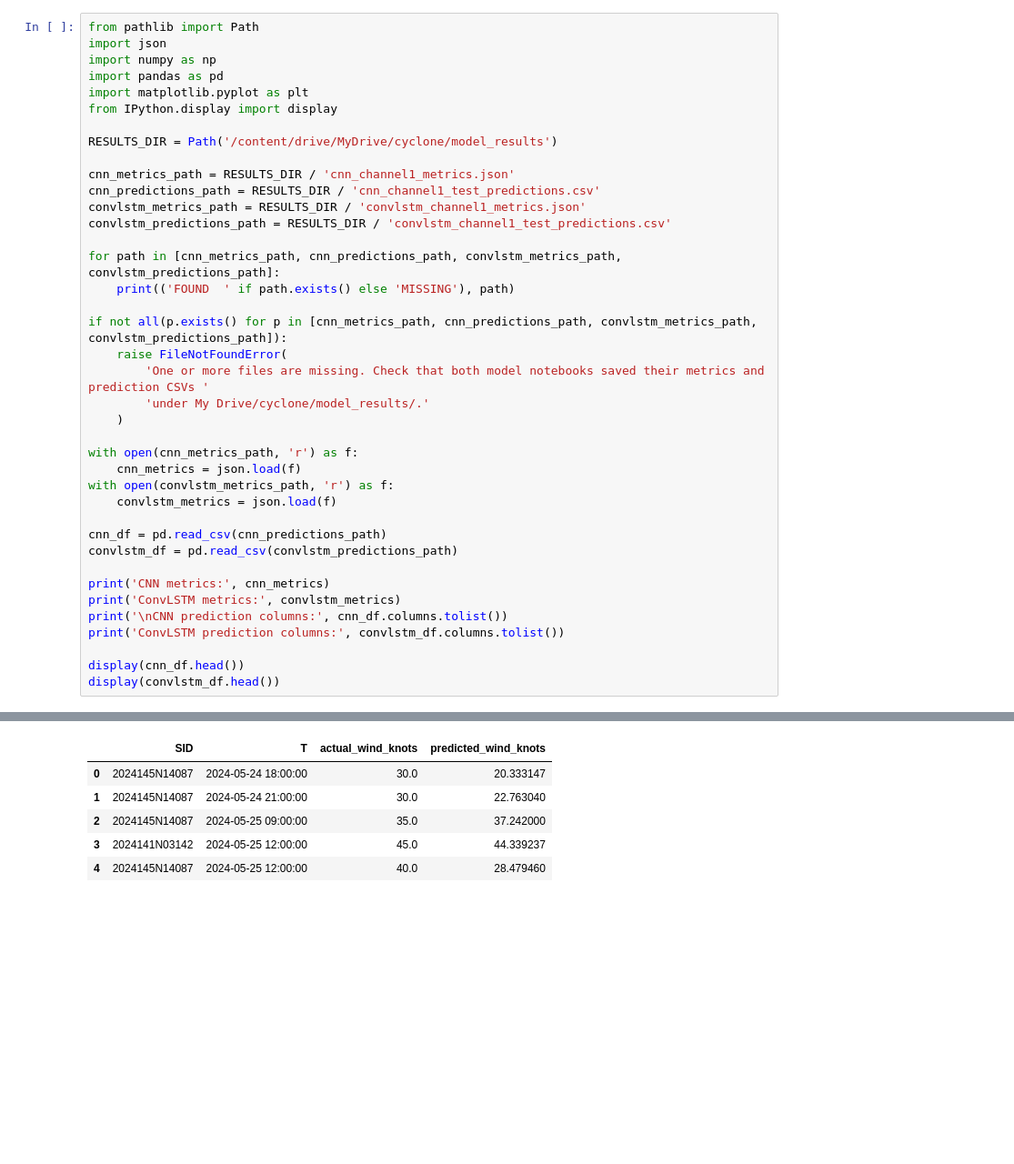
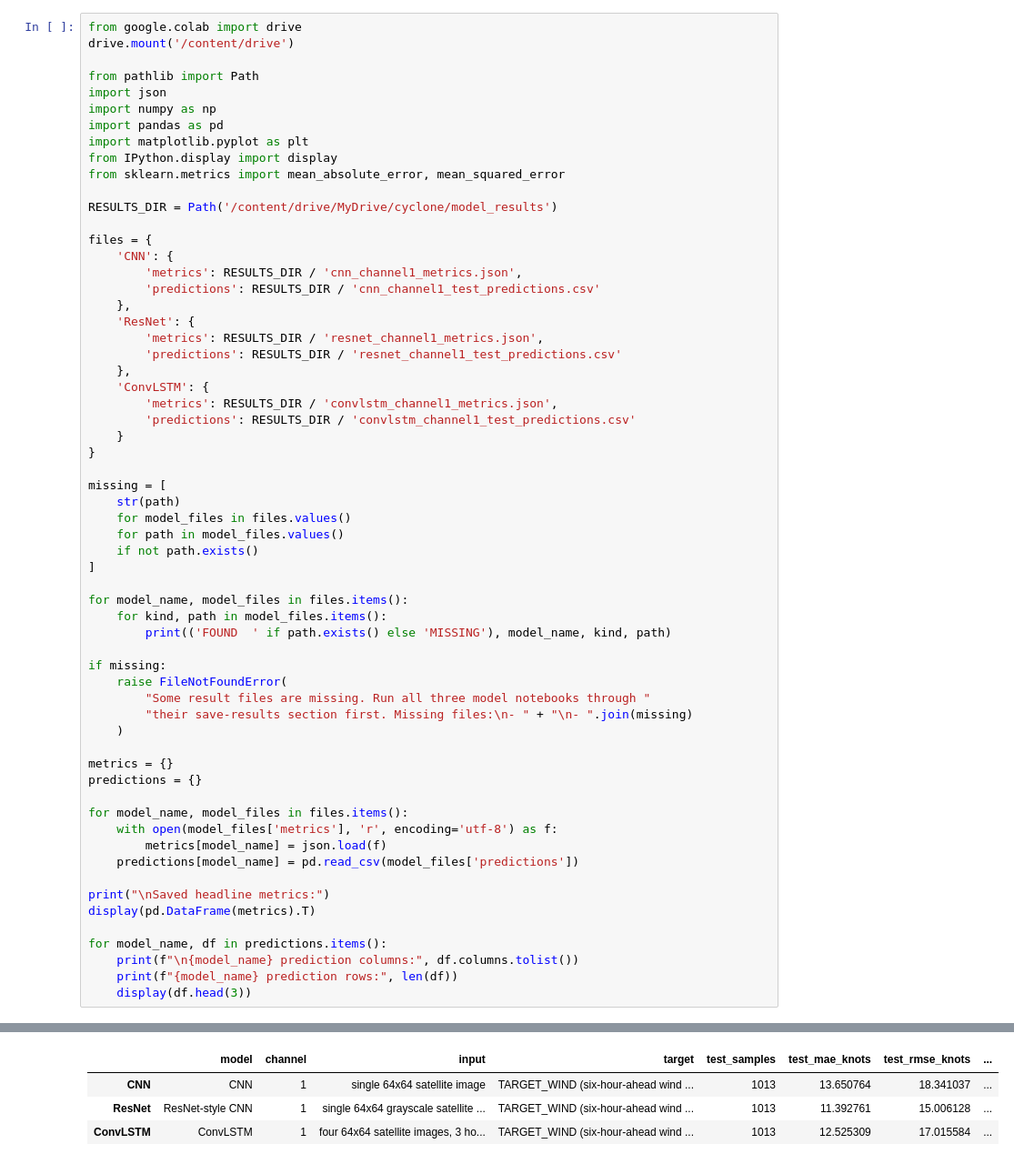
Before and after one commit to sinchanabm-ux/CycloneConnect, a Jupyter notebook: deep_learning/notebooks/03_Model_Comparison.ipynb, the cells around one changed output, grey strips where cells are left out. Shown at 91% size. Drawn from its saved outputs; the diff is of its cells as text; blank space fills up the shorter version.

```diff
--- a/deep_learning/notebooks/03_Model_Comparison.ipynb
+++ b/deep_learning/notebooks/03_Model_Comparison.ipynb
@@ -19,40 +13,62 @@ Mounted at /content/drive
 # %%
+from google.colab import drive
+drive.mount('/content/drive')
+
 from pathlib import Path
 import json
 import numpy as np
 import pandas as pd
 import matplotlib.pyplot as plt
 from IPython.display import display
+from sklearn.metrics import mean_absolute_error, mean_squared_error
 
 RESULTS_DIR = Path('/content/drive/MyDrive/cyclone/model_results')
 
-cnn_metrics_path = RESULTS_DIR / 'cnn_channel1_metrics.json'
-cnn_predictions_path = RESULTS_DIR / 'cnn_channel1_test_predictions.csv'
-convlstm_metrics_path = RESULTS_DIR / 'convlstm_channel1_metrics.json'
-convlstm_predictions_path = RESULTS_DIR / 'convlstm_channel1_test_predictions.csv'
+files = {
+    'CNN': {
+        'metrics': RESULTS_DIR / 'cnn_channel1_metrics.json',
+        'predictions': RESULTS_DIR / 'cnn_channel1_test_predictions.csv'
+    },
+    'ResNet': {
+        'metrics': RESULTS_DIR / 'resnet_channel1_metrics.json',
+        'predictions': RESULTS_DIR / 'resnet_channel1_test_predictions.csv'
+    },
+    'ConvLSTM': {
+        'metrics': RESULTS_DIR / 'convlstm_channel1_metrics.json',
+        'predictions': RESULTS_DIR / 'convlstm_channel1_test_predictions.csv'
+    }
+}
 
-for path in [cnn_metrics_path, cnn_predictions_path, convlstm_metrics_path, convlstm_predictions_path]:
-    print(('FOUND  ' if path.exists() else 'MISSING'), path)
+missing = [
+    str(path)
+    for model_files in files.values()
+    for path in model_files.values()
+    if not path.exists()
+]
 
-if not all(p.exists() for p in [cnn_metrics_path, cnn_predictions_path, convlstm_metrics_path, convlstm_predictions_path]):
+for model_name, model_files in files.items():
+    for kind, path in model_files.items():
+        print(('FOUND  ' if path.exists() else 'MISSING'), model_name, kind, path)
+
+if missing:
     raise FileNotFoundError(
-        'One or more files are missing. Check that both model notebooks saved their metrics and prediction CSVs '
-        'under My Drive/cyclone/model_results/.'
+        "Some result files are missing. Run all three model notebooks through "
+        "their save-results section first. Missing files:\n- " + "\n- ".join(missing)
     )
 
-with open(cnn_metrics_path, 'r') as f:
-    cnn_metrics = json.load(f)
-with open(convlstm_metrics_path, 'r') as f:
-    convlstm_metrics = json.load(f)
+metrics = {}
+predictions = {}
 
-cnn_df = pd.read_csv(cnn_predictions_path)
-convlstm_df = pd.read_csv(convlstm_predictions_path)
+for model_name, model_files in files.items():
+    with open(model_files['metrics'], 'r', encoding='utf-8') as f:
+        metrics[model_name] = json.load(f)
+    predictions[model_name] = pd.read_csv(model_files['predictions'])
 
-print('CNN metrics:', cnn_metrics)
-print('ConvLSTM metrics:', convlstm_metrics)
-print('\nCNN prediction columns:', cnn_df.columns.tolist())
-print('ConvLSTM prediction columns:', convlstm_df.columns.tolist())
+print("\nSaved headline metrics:")
+display(pd.DataFrame(metrics).T)
 
-display(cnn_df.head())
-display(convlstm_df.head())
+for model_name, df in predictions.items():
+    print(f"\n{model_name} prediction columns:", df.columns.tolist())
+    print(f"{model_name} prediction rows:", len(df))
+    display(df.head(3))
 # %% [output]
@@ -68,6 +84,4 @@ ConvLSTM prediction columns: ['SID', 'END_TIME', 'actual_wind_knots', 'predicted
-|  | SID | T | actual_wind_knots | predicted_wind_knots |
-| 0 | 2024145N14087 | 2024-05-24 18:00:00 | 30.0 | 20.333147 |
-| 1 | 2024145N14087 | 2024-05-24 21:00:00 | 30.0 | 22.763040 |
-| 2 | 2024145N14087 | 2024-05-25 09:00:00 | 35.0 | 37.242000 |
-| 3 | 2024141N03142 | 2024-05-25 12:00:00 | 45.0 | 44.339237 |
-| 4 | 2024145N14087 | 2024-05-25 12:00:00 | 40.0 | 28.479460 |
+|  | model | channel | input | target | test_samples | test_mae_knots | test_rmse_knots | ... |
+| CNN | CNN | 1 | single 64x64 satellite image | TARGET_WIND (six-hour-ahead wind ... | 1013 | 13.650764 | 18.341037 | ... |
+| ResNet | ResNet-style CNN | 1 | single 64x64 grayscale satellite ... | TARGET_WIND (six-hour-ahead wind ... | 1013 | 11.392761 | 15.006128 | ... |
+| ConvLSTM | ConvLSTM | 1 | four 64x64 satellite images, 3 ho... | TARGET_WIND (six-hour-ahead wind ... | 1013 | 12.525309 | 17.015584 | ... |
```
Also changed, not shown: parts of 23 cells of this notebook, 1 other file.
